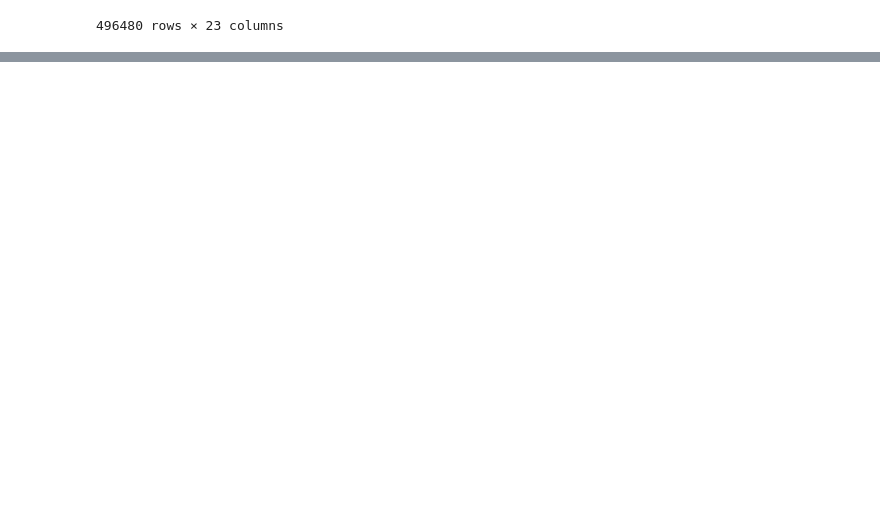
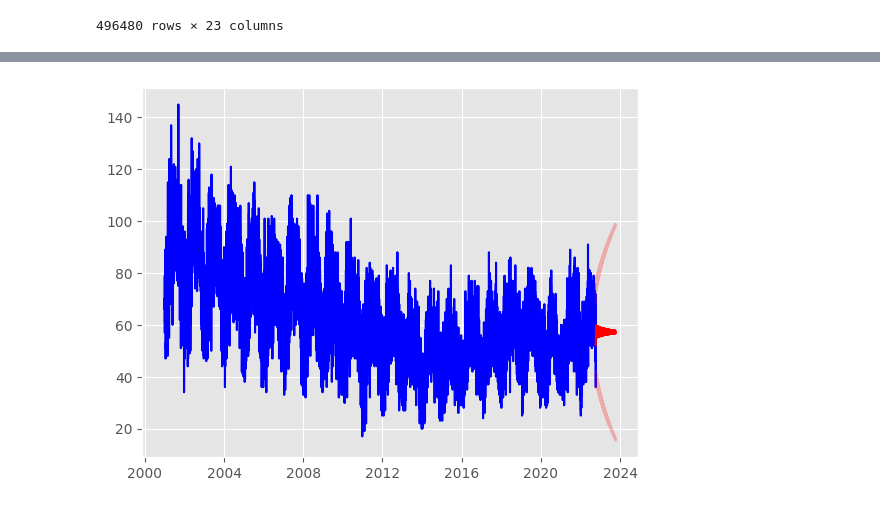
Before and after one commit to Zamanax/B4-Time-series, a Jupyter notebook: timeseries.ipynb, the cells around one changed output, grey strips where cells are left out. Saved outputs shown, nothing was run; the diff lists cells and outputs as text; code cells hidden in the pictures; blank space fills up the shorter version.

```diff
--- a/timeseries.ipynb
+++ b/timeseries.ipynb
@@ -467,0 +462,19 @@ TypeError: X must be either None, or in an sktime compatible format, of scitype
+# %%
+forecast = model_fit.predict(fh=list(range(365)))
+conf_int = model_fit.predict_interval(fh=list(range(365)))
+sarima_predictions = pd.DataFrame(forecast, columns=["yhat"])
+sarima_predictions["yhat_lower"] = conf_int.iloc[:, 0]
+sarima_predictions["yhat_upper"] = conf_int.iloc[:, 1]
+sarima_predictions.index = pd.date_range(start=assaults_prophet.ds.max(), periods=365)
+sarima_predictions.ds = pd.date_range(start=assaults_prophet.ds.max(), periods=365)
+
+
+# Plot the predictions
+plt.plot(assaults_prophet.set_index("ds")["y"], color='blue')
+plt.plot(sarima_predictions["yhat"], color='red')
+# plt.fill_between(sarima_predictions.ds, sarima_predictions["yhat_lower"], sarima_predictions["yhat_upper"], color='red', alpha=.25)
+plt.plot(sarima_predictions["yhat_lower"], color='red', alpha=.25)
+plt.plot(sarima_predictions["yhat_upper"], color='red', alpha=.25)
+plt.show()
+# %% [output]
+[figure, added]
```
Also changed, not shown: parts of 16 cells of this notebook.
